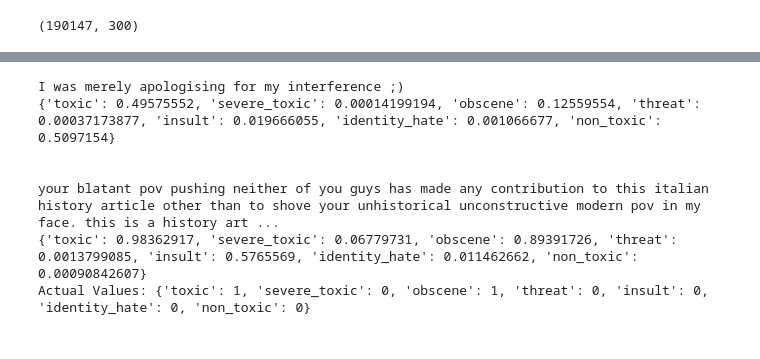
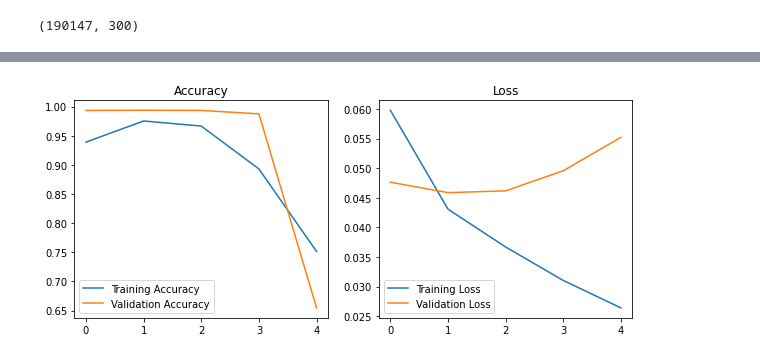
Before and after one commit to fadhel1597/movie_recomendation, a Jupyter notebook: toxic-comment-classification.ipynb, the cells around one changed output, grey strips where cells are left out. Saved outputs shown, nothing was run; the diff lists cells and outputs as text; code cells hidden in the pictures.

```diff
--- a/toxic-comment-classification.ipynb
+++ b/toxic-comment-classification.ipynb
@@ -178,5 +213,6 @@ test = pd.read_csv("/kaggle/input/jigsaw-toxic-comment-classification-challenge/
 # %%
 list_sentences_train = train["comment_text"]
 list_sentences_test = test["comment_text"]
-y = train[['toxic', 'severe_toxic', 'obscene', 'threat', 'insult', 'identity_hate', 'non_toxic']].values
+y_train = train[['toxic', 'severe_toxic', 'obscene', 'threat', 'insult', 'identity_hate']].values
+y_test = test[['toxic', 'severe_toxic', 'obscene', 'threat', 'insult', 'identity_hate']].values
 # %%
@@ -195,7 +231,7 @@ def loadEmbeddingMatrix(typeToLoad):
         # load different embedding file from Kaggle depending on which embedding
         # matrix we are going to experiment with
 
-        EMBEDDING_FILE='/kaggle/working/wiki-news-300d-1M-subword.vec'
+        EMBEDDING_FILE='/kaggle/working/wiki-news-300d-1M.vec'
         embed_size = 300
         embeddings_index = dict()
         # Transfer the embedding weights into a dictionary by iterating through every line of the file.
@@ -277,6 +313,6 @@ model.add(GlobalMaxPool1D())
 model.add(Dropout(0.1))
 model.add(Dense(50, activation="relu"))
 model.add(Dropout(0.1))
-model.add(Dense(7, activation="sigmoid"))
-model.compile(loss='binary_crossentropy', optimizer='adam', metrics=['accuracy'])
+model.add(Dense(6, activation="sigmoid"))
+model.compile(loss='binary_crossentropy', optimizer=Adam(learning_rate=1e-3), metrics=['accuracy'])
 # %% [output]
@@ -315,6 +350,6 @@ Non-trainable params: 0
 _________________________________________________________________
 # %%
 batch_size = 32
-epochs = 4
-history = model.fit(X_train, y, batch_size=batch_size, epochs=epochs, validation_split=0.1)
+epochs = 5
+trace = model.fit(X_train, y_train, batch_size=batch_size, epochs=epochs, validation_split=0.1)
 # %% [output]
@@ -331,22 +367,0 @@ Epoch 4/4
-# %%
-list_classes = ['toxic', 'severe_toxic', 'obscene', 'threat', 'insult', 'identity_hate', 'non_toxic']
-
-# some predictions
-print(list_sentences_test[102])
-print(dict(zip(list_classes, model.predict(X_test[10:11])[0])))
-print()
-print()
-
-# training data
-i=201
-print(list_sentences_train[i])
-print(dict(zip(list_classes, model.predict(X_train[i:i+1])[0])))
-print('Actual Values:', train[list_classes].iloc[i].to_dict())
-# %% [output]
-I was merely apologising for my interference ;)
-{'toxic': 0.49575552, 'severe_toxic': 0.00014199194, 'obscene': 0.12559554, 'threat': 0.00037173877, 'insult': 0.019666055, 'identity_hate': 0.001066677, 'non_toxic': 0.5097154}
-
-
-your blatant pov pushing neither of you guys has made any contribution to this italian history article other than to shove your unhistorical unconstructive modern pov in my face. this is a history art ...
-{'toxic': 0.98362917, 'severe_toxic': 0.06779731, 'obscene': 0.89391726, 'threat': 0.0013799085, 'insult': 0.5765569, 'identity_hate': 0.011462662, 'non_toxic': 0.00090842607}
-Actual Values: {'toxic': 1, 'severe_toxic': 0, 'obscene': 1, 'threat': 0, 'insult': 0, 'identity_hate': 0, 'non_toxic': 0}
@@ -354,0 +368,26 @@ from keras import metrics
+# %%
+# extract the accuracy and loss from the history object
+acc = trace.history['accuracy']
+val_acc = trace.history['val_accuracy']
+loss = trace.history['loss']
+val_loss = trace.history['val_loss']
+
+# create a figure and axes
+fig, (ax1, ax2) = plt.subplots(1, 2, figsize=(10, 4))
+
+# plot the accuracy on the first axes
+ax1.plot(acc, label='Training Accuracy')
+ax1.plot(val_acc, label='Validation Accuracy')
+ax1.set_title('Accuracy')
+ax1.legend()
+
+# plot the loss on the second axes
+ax2.plot(loss, label='Training Loss')
+ax2.plot(val_loss, label='Validation Loss')
+ax2.set_title('Loss')
+ax2.legend()
+
+# show the plot
+plt.show()
+# %% [output]
+[figure, added]
```
Also changed, not shown: parts of 26 cells of this notebook.
